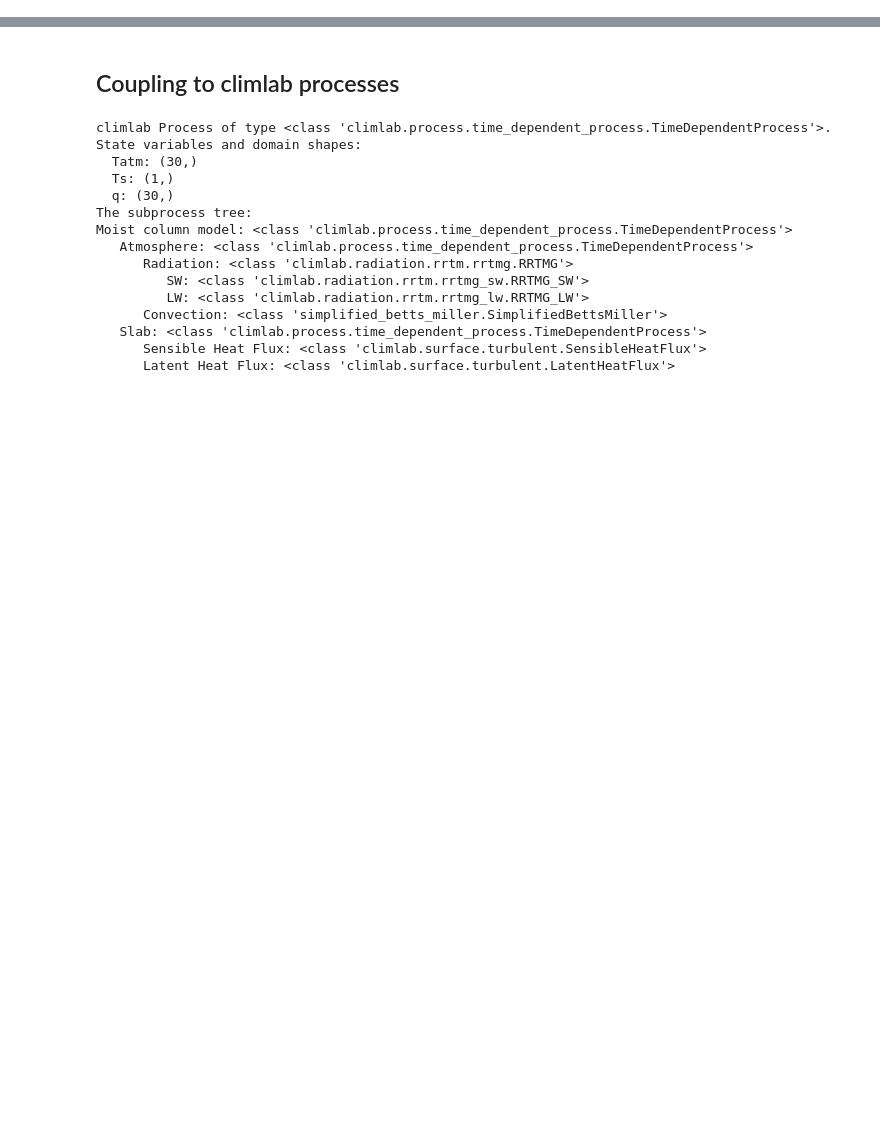
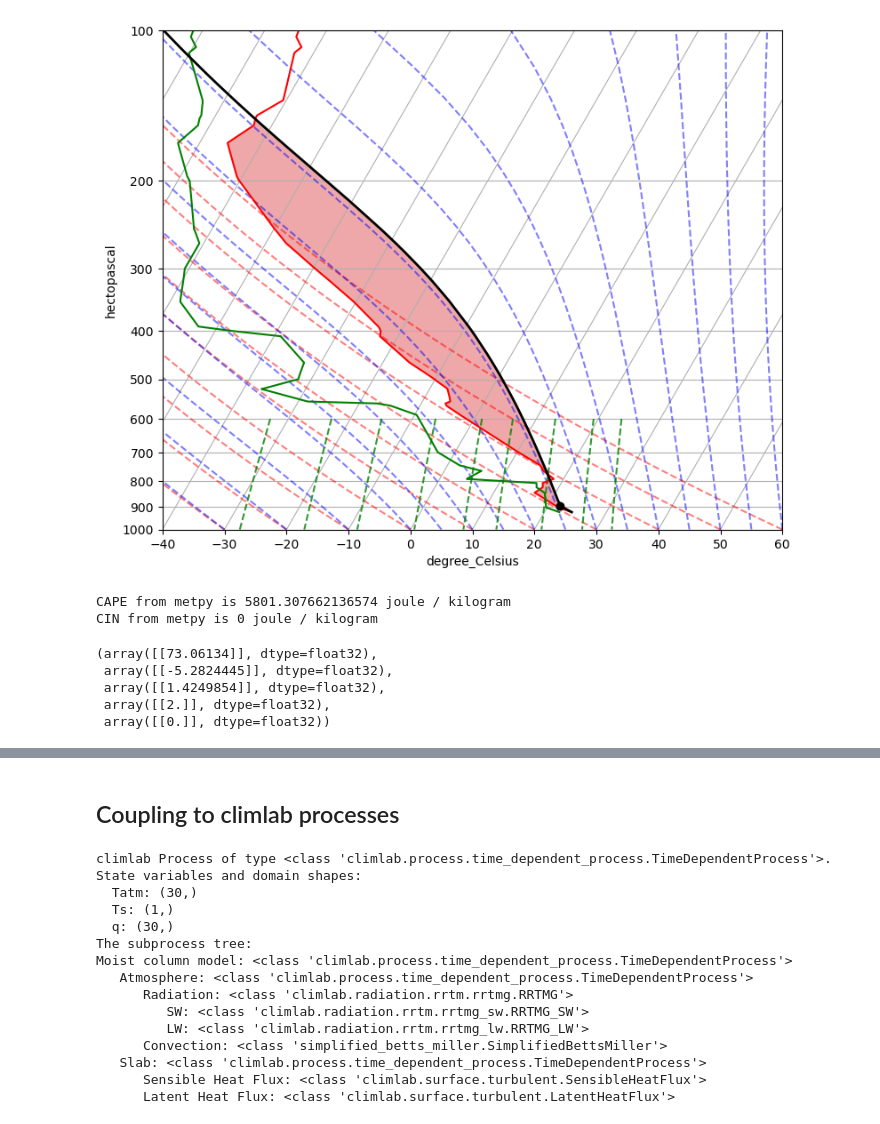
Before and after one commit to climlab/climlab-sbm-convection, a Jupyter notebook: Testing_Frierson_Convection.ipynb, the cells around one changed output, grey strips where cells are left out. Drawn from its saved outputs; the diff is of its cells as text; code cells hidden in the pictures; blank space fills up the shorter version.

```diff
--- a/Testing_Frierson_Convection.ipynb
+++ b/Testing_Frierson_Convection.ipynb
@@ -136,0 +252,67 @@ There is positive CAPE but no rain is generated here.
+# %%
+Twarm = T * np.ones_like(T) # unchanged temperature
+Td_warm = Td + 5.*units('delta_degC')  # increased dewpoint
+# %%
+# Create a new figure. The dimensions here give a good aspect ratio
+fig = plt.figure(figsize=(9, 9))
+skew = SkewT(fig, rotation=30)
+
+# Plot the data using normal plotting functions, in this case using
+# log scaling in Y, as dictated by the typical meteorological plot
+skew.plot(p, Twarm, 'r')
+skew.plot(p, Td_warm, 'g')
+skew.ax.set_ylim(1000, 100)
+skew.ax.set_xlim(-40, 60)
+
+
+# Calculate the LCL
+lcl_pressure_warm, lcl_temperature_warm = mpcalc.lcl(p[0], Twarm[0], Td_warm[0])
+# Calculate the parcel profile.
+parcel_prof_warm = mpcalc.parcel_profile(p, Twarm[0], Td_warm[0]).to('degC')
+# Plot LCL temperature as black dot
+skew.plot(lcl_pressure_warm, lcl_temperature_warm, 'ko', markerfacecolor='black')
+
+# Plot the parcel profile as a black line
+skew.plot(p, parcel_prof_warm, 'k', linewidth=2)
+
+# Shade areas of CAPE and CIN
+skew.shade_cin(p, Twarm, parcel_prof_warm, Td_warm)
+skew.shade_cape(p, Twarm, parcel_prof_warm)
+
+# Add the relevant special lines
+skew.plot_dry_adiabats()
+skew.plot_moist_adiabats()
+skew.plot_mixing_lines()
+
+# Show the plot
+plt.show()
+# %% [output]
+[figure, added]
+# %%
+cape_metpy_warm, cin_metpy_warm = mpcalc.cape_cin(p, Twarm, Td, parcel_prof_warm)
+print("CAPE from metpy is {}".format(cape_metpy_warm))
+print("CIN from metpy is {}".format(cin_metpy_warm))
+# %% [output]
+CAPE from metpy is 5801.307662136574 joule / kilogram
+CIN from metpy is 0 joule / kilogram
+# %%
+tin_warm = np.flip(Twarm.to(units.kelvin).magnitude)
+tin_grid_warm = tin_warm[np.newaxis, np.newaxis, :]
+
+qin_warm = np.flip(mpcalc.specific_humidity_from_dewpoint(p, Td_warm).magnitude)
+qin_grid_warm = qin_warm[np.newaxis, np.newaxis, :]
+
+rain, tdel, qdel, q_ref, bmflag, klzbs, cape, cin, t_ref, invtau_bm_t, invtau_bm_q, capeflag = \
+    _simplified_betts_miller.betts_miller(dt, tin_grid_warm, qin_grid_warm, pfull_grid, phalf_grid,
+                                          HLv, Cp_air, Grav,
+                                          rdgas,rvgas,kappa, es0, tau_bm, rhbm,
+                                          do_simp, do_shallower, do_changeqref,
+                                          do_envsat, do_taucape, capetaubm, tau_min,
+                                          ix, jx, kx,)
+cape, cin, rain, bmflag, capeflag
+# %% [output]
+(array([[73.06134]], dtype=float32),
+ array([[-5.2824445]], dtype=float32),
+ array([[1.4249854]], dtype=float32),
+ array([[2.]], dtype=float32),
+ array([[0.]], dtype=float32))
```
Also changed, not shown: parts of 77 cells of this notebook, 1 other file.
